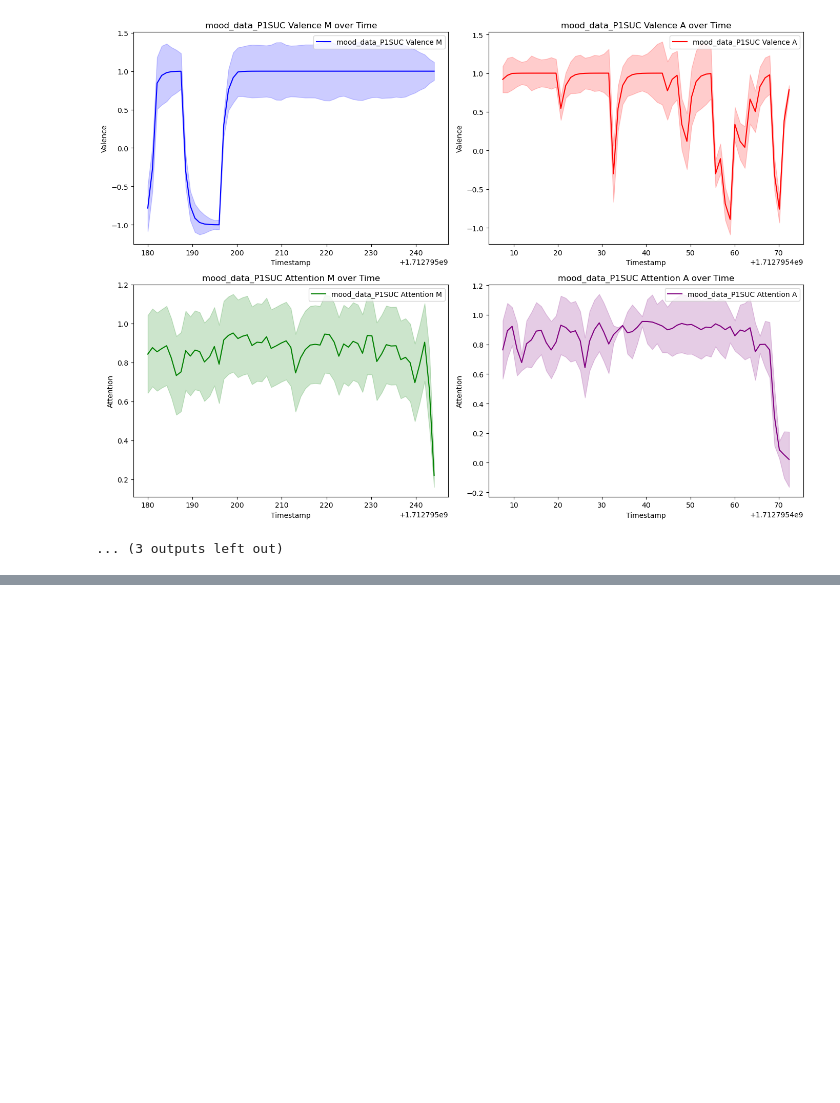
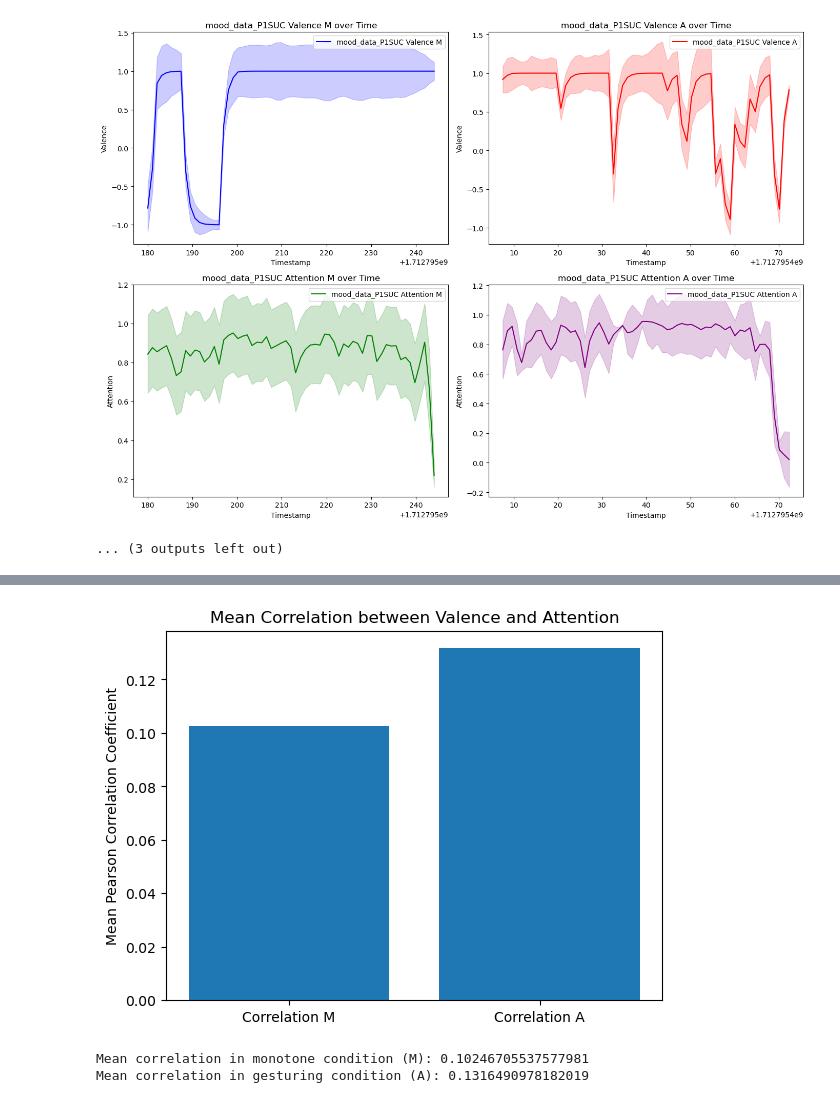
Before and after one commit to jweaths/Engagement-Analysis, a Jupyter notebook: mood_data_analysis.ipynb, the cells around one changed output, grey strips where cells are left out. Cells and saved outputs as stored; diff of their text form; code cells hidden in the pictures; blank space fills up the shorter version.

```diff
--- a/mood_data_analysis.ipynb
+++ b/mood_data_analysis.ipynb
@@ -216,0 +240,36 @@ plt.show()
+# %%
+from scipy.stats import pearsonr
+
+# Initialize lists to hold correlation coefficients
+valence_attention_correlation = {'M': [], 'A': []}
+
+# Process each pair of data and accumulate correlations
+for base_name in set(name[:-2] for name in data_frames):
+    df_m = data_frames[base_name + '_M']
+    df_a = data_frames[base_name + '_A']
+
+    # Calculate Pearson correlation for monotone condition
+    correlation_m, _ = pearsonr(df_m['valence'], df_m['attention'])
+    valence_attention_correlation['M'].append(correlation_m)
+
+    # Calculate Pearson correlation for gesturing condition
+    correlation_a, _ = pearsonr(df_a['valence'], df_a['attention'])
+    valence_attention_correlation['A'].append(correlation_a)
+
+# Calculate the mean of the correlation coefficients
+mean_correlation_m = np.mean(valence_attention_correlation['M'])
+mean_correlation_a = np.mean(valence_attention_correlation['A'])
+
+# Plot the mean correlations
+plt.bar(['Correlation M', 'Correlation A'], [mean_correlation_m, mean_correlation_a])
+plt.ylabel('Mean Pearson Correlation Coefficient')
+plt.title('Mean Correlation between Valence and Attention')
+plt.show()
+
+# Output the mean correlations
+print(f"Mean correlation in monotone condition (M): {mean_correlation_m}")
+print(f"Mean correlation in gesturing condition (A): {mean_correlation_a}")
+# %% [output]
+[figure, added]
+Mean correlation in monotone condition (M): 0.10246705537577981
+Mean correlation in gesturing condition (A): 0.1316490978182019
```
Also changed, not shown: parts of 5 cells of this notebook.
